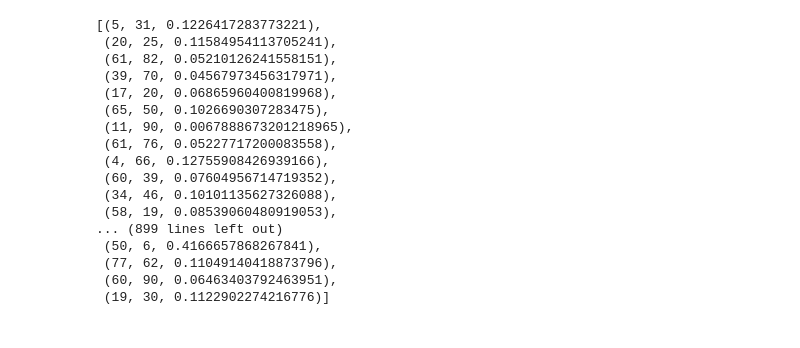
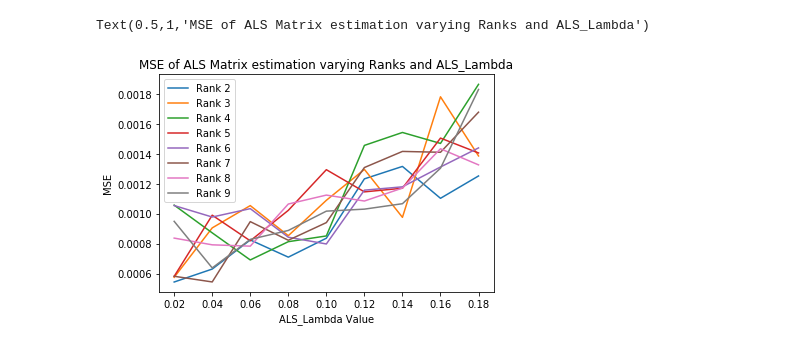
Before and after one commit to abishalom/Matrix-Denoising-18.S096, a Jupyter notebook: Model.ipynb, the cells around one changed output. Drawn from its saved outputs; the diff is of its cells as text; code cells hidden in the pictures.

Commit message:
Hyperparameter Varying

```diff
--- a/Model.ipynb
+++ b/Model.ipynb
@@ -31,7 +34,7 @@ def solve_rr(X, y, lam):
     return np.dot(a, y)
 
 #John's ALS code
-def ALS(data_train, data_test, k=2, lam=0.02, max_iter=100):
+def ALS(data_train, data_test, k=2, lam=0.02, max_iter=100, verbose = False):
     '''
     data_train and data_test are lists of tuples (row, column, MSE)
     these need to be integers so we need to map each dataset and lambda value to an integer (MSE need not be integer)
@@ -58,7 +61,7 @@ def ALS(data_train, data_test, k=2, lam=0.02, max_iter=100):
           [np.random.normal(1/k, size=(k,1)) for i in range(m)],
           np.zeros(m))
     for itr in range(max_iter):
-        if itr%5 == 0:
+        if itr%5 == 0 and verbose:
             print(itr)
         for i in range(len(u)): #run ls on u
             X_mat = np.array([np.append(np.array([1]), v[a[0]].T[0]) for a in vs_from_u[i]])
@@ -176,0 +156,12 @@ finished ALS
+# %%
+ranks = [i for i in range(2, 10)]
+als_lams = [2*i/100. for i in range(0, 10)]
+errors = []
+
+for r in ranks:
+    temp = []f
+    for l in als_lams:
+        err = run_ALS(rank = r, ALS_lam = l)
+        print("Error with rank {} and als_lam {} is {}".format(r, l, err))
+        temp.append(err)
+    errors.append(temp)
@@ -181,20 +207,13 @@ error
-# %%
-data_test
-# %% [output]
-[(5, 31, 0.1226417283773221),
- (20, 25, 0.11584954113705241),
- (61, 82, 0.05210126241558151),
- (39, 70, 0.04567973456317971),
- (17, 20, 0.06865960400819968),
- (65, 50, 0.1026690307283475),
- (11, 90, 0.0067888673201218965),
- (61, 76, 0.05227717200083558),
- (4, 66, 0.12755908426939166),
- (60, 39, 0.07604956714719352),
- (34, 46, 0.10101135627326088),
- (58, 19, 0.08539060480919053),
-... (899 lines left out)
- (50, 6, 0.4166657868267841),
- (77, 62, 0.11049140418873796),
- (60, 90, 0.06463403792463951),
- (19, 30, 0.1122902274216776)]
+# %%
+for i,  values in enumerate(errors):
+    rank = ranks[i]
+    corr_errs = values[1:]
+    plt.plot(als_lams[1:], corr_errs, label='Rank {}'.format(rank))
+
+plt.legend()
+plt.xlabel('ALS_Lambda Value')
+plt.ylabel('MSE')
+plt.title('MSE of ALS Matrix estimation varying Ranks and ALS_Lambda')
+# %% [output]
+Text(0.5,1,'MSE of ALS Matrix estimation varying Ranks and ALS_Lambda')
+[figure, added]
```
Also changed, not shown: parts of 6 cells of this notebook, 1 other file.
